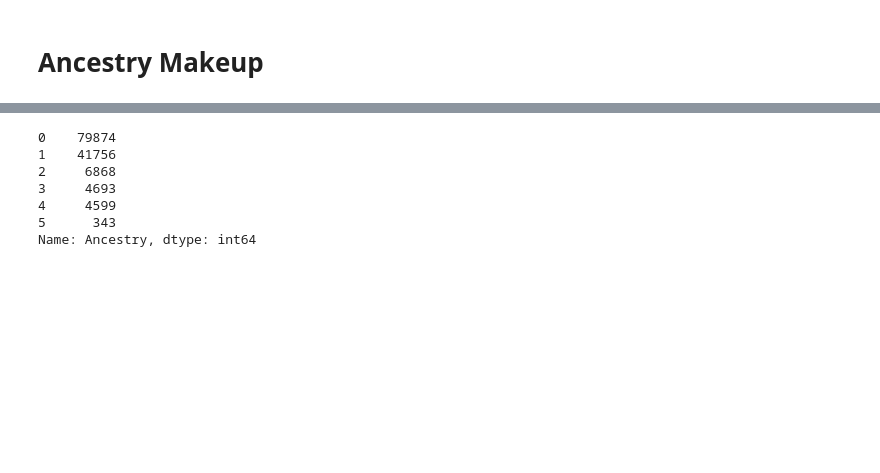
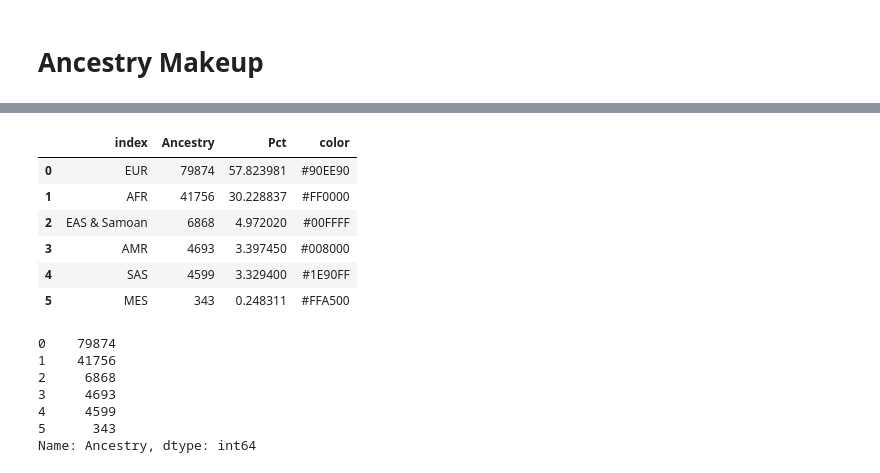
Before and after one commit to BCM-HGSC/TopMedSVQC, a Jupyter notebook: notebooks/PostfilterQC.ipynb, the cells around one changed output, grey strips where cells are left out. Drawn from its saved outputs; the diff is of its cells as text; code cells hidden in the pictures; blank space fills up the shorter version.

```diff
--- a/notebooks/PostfilterQC.ipynb
+++ b/notebooks/PostfilterQC.ipynb
@@ -236,3 +247,13 @@ p = plt.pie(j["Ancestry"], labels = labels, startangle=180, colors=j["color"])
+# %%
+j
+# %% [output]
+|  | index | Ancestry | Pct | color |
+| 0 | EUR | 79874 | 57.823981 | #90EE90 |
+| 1 | AFR | 41756 | 30.228837 | #FF0000 |
+| 2 | EAS & Samoan | 6868 | 4.972020 | #00FFFF |
+| 3 | AMR | 4693 | 3.397450 | #008000 |
+| 4 | SAS | 4599 | 3.329400 | #1E90FF |
+| 5 | MES | 343 | 0.248311 | #FFA500 |
 # %%
 j[j["Ancestry"] > 10]["Ancestry"]
 # %% [output]
```
Also changed, not shown: parts of 5 cells of this notebook.
